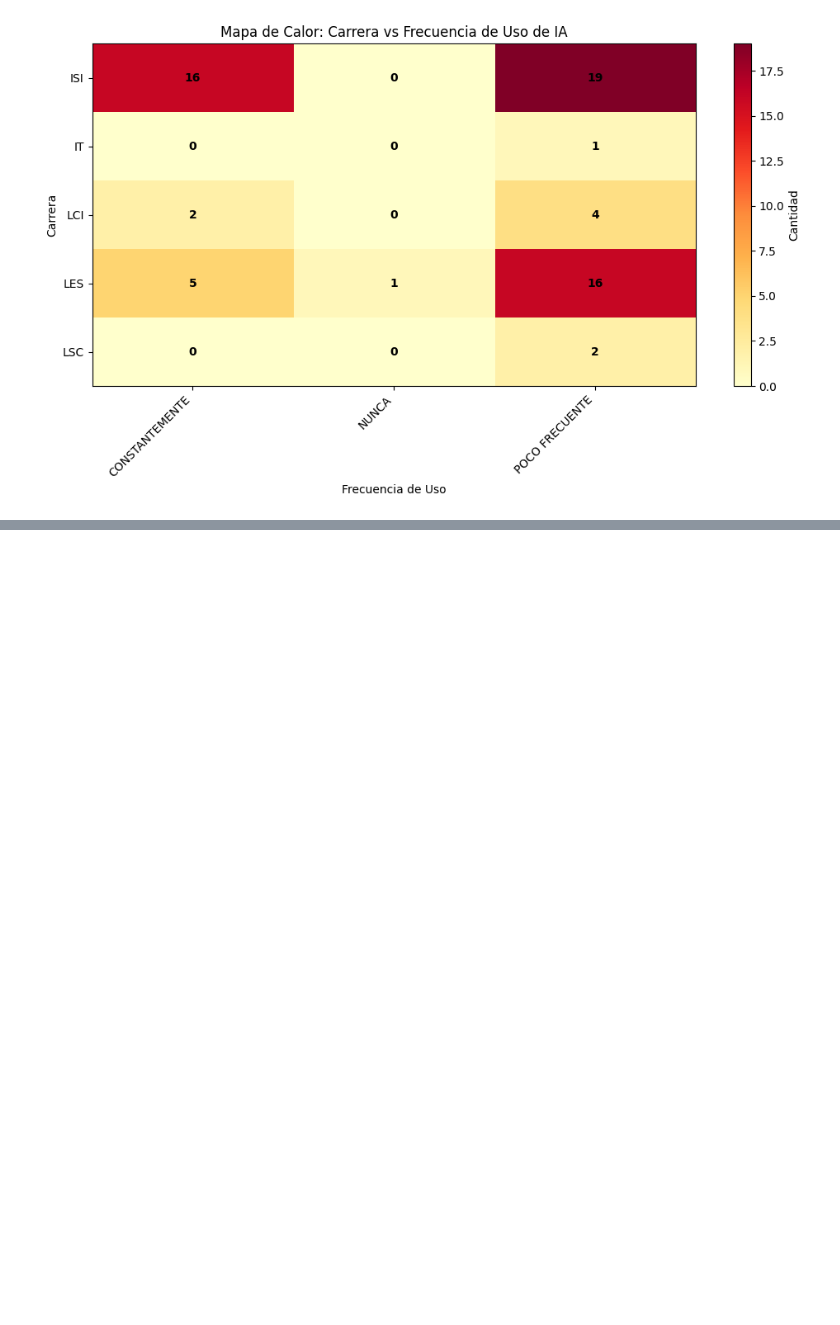
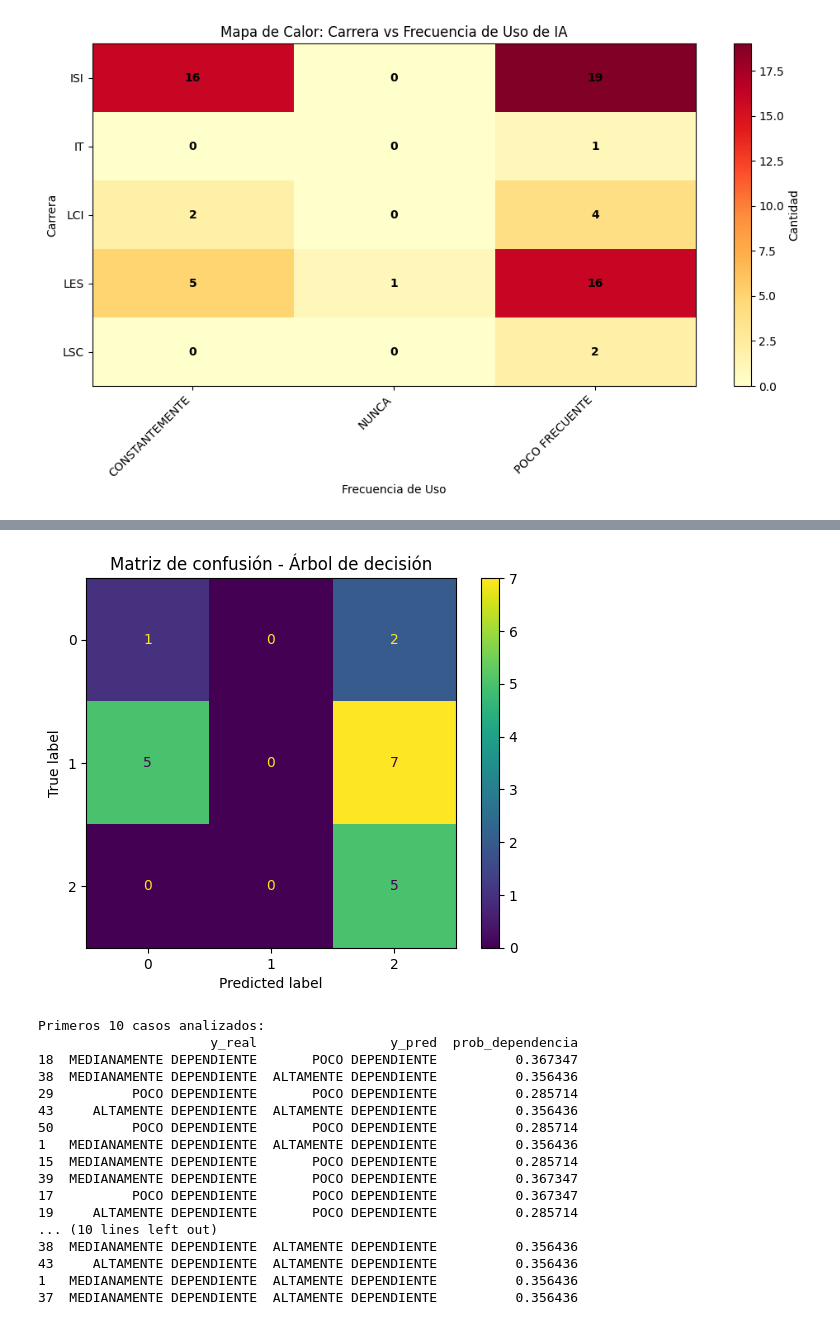
Before and after one commit to ferfcb99/python_datadf, a Jupyter notebook: USOIA_PARTE2.ipynb, the cells around one changed output, grey strips where cells are left out. Cells and saved outputs as stored; diff of their text form; code cells hidden in the pictures; blank space fills up the shorter version.

```diff
--- a/USOIA_PARTE2.ipynb
+++ b/USOIA_PARTE2.ipynb
@@ -515,2 +801,38 @@ LSC                             0      0               2
 # %%
 #BLOQUE 12.1. Matriz de confusión del árbol
+
+cm = confusion_matrix(y_test, pred_arbol)
+disp = ConfusionMatrixDisplay(confusion_matrix=cm)
+disp.plot()
+plt.title("Matriz de confusión - Árbol de decisión")
+plt.show()
+
+df_resultados_arbol = X_test.copy()
+df_resultados_arbol["y_real"] = y_test.values
+df_resultados_arbol["y_pred"] = pred_arbol
+df_resultados_arbol["prob_dependencia"] = prob_arbol[:, 1]
+
+print("Primeros 10 casos analizados:")
+print(df_resultados_arbol[["y_real", "y_pred", "prob_dependencia"]].head(10))
+
+print("\n\nCasos con MAYOR probabilidad de ALTA dependencia:")
+print(df_resultados_arbol.nlargest(10, "prob_dependencia")[["y_real", "y_pred", "prob_dependencia"]])
+# %% [output]
+[figure, added]
+Primeros 10 casos analizados:
+                      y_real                 y_pred  prob_dependencia
+18  MEDIANAMENTE DEPENDIENTE       POCO DEPENDIENTE          0.367347
+38  MEDIANAMENTE DEPENDIENTE  ALTAMENTE DEPENDIENTE          0.356436
+29          POCO DEPENDIENTE       POCO DEPENDIENTE          0.285714
+43     ALTAMENTE DEPENDIENTE  ALTAMENTE DEPENDIENTE          0.356436
+50          POCO DEPENDIENTE       POCO DEPENDIENTE          0.285714
+1   MEDIANAMENTE DEPENDIENTE  ALTAMENTE DEPENDIENTE          0.356436
+15  MEDIANAMENTE DEPENDIENTE       POCO DEPENDIENTE          0.285714
+39  MEDIANAMENTE DEPENDIENTE       POCO DEPENDIENTE          0.367347
+17          POCO DEPENDIENTE       POCO DEPENDIENTE          0.367347
+19     ALTAMENTE DEPENDIENTE       POCO DEPENDIENTE          0.285714
+... (10 lines left out)
+38  MEDIANAMENTE DEPENDIENTE  ALTAMENTE DEPENDIENTE          0.356436
+43     ALTAMENTE DEPENDIENTE  ALTAMENTE DEPENDIENTE          0.356436
+1   MEDIANAMENTE DEPENDIENTE  ALTAMENTE DEPENDIENTE          0.356436
+37  MEDIANAMENTE DEPENDIENTE  ALTAMENTE DEPENDIENTE          0.356436
```
Also changed, not shown: parts of 16 cells of this notebook, 5 other files.
